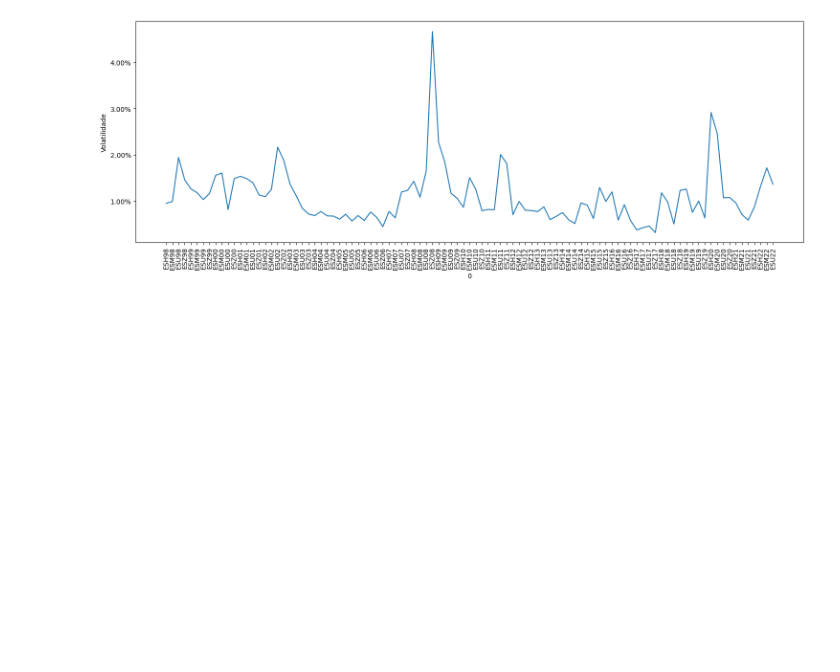
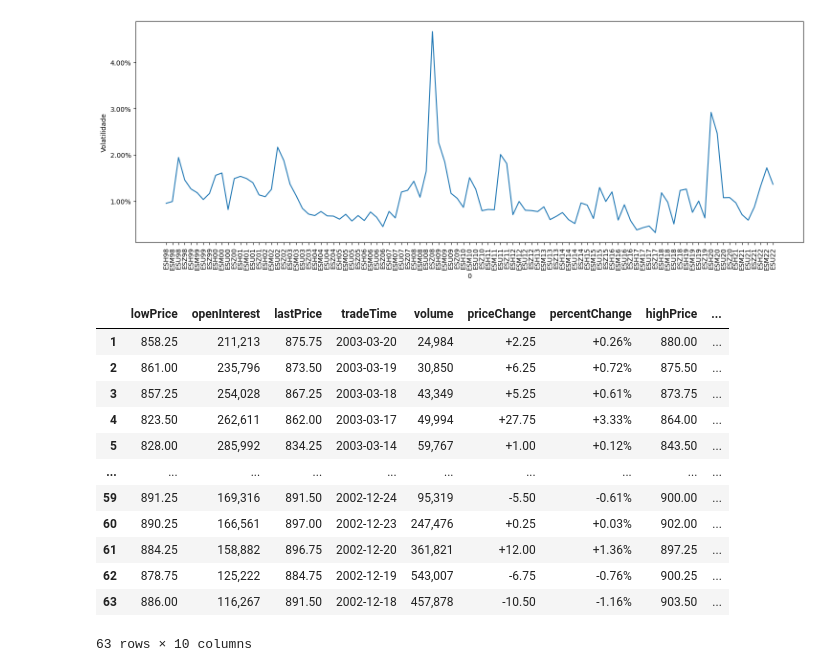
Before and after one commit to fgDotTex/EO_Black76_AssumptionTesting, a Jupyter notebook: BlackModel_AssumptionTesting.ipynb, the cells around one changed output. Cells and saved outputs as stored; diff of their text form; code cells hidden in the pictures; blank space fills up the shorter version.

```diff
--- a/BlackModel_AssumptionTesting.ipynb
+++ b/BlackModel_AssumptionTesting.ipynb
@@ -268,3 +268,20 @@ seaborn.lineplot(x=0, y=1, data=pd.DataFrame(
 fig.savefig("../volatility.eps")
 # %% [output]
 [figure]
+# %%
+dfT = getReturnsDF(fileList[3])
+dfT
+# %% [output]
+|  | lowPrice | openInterest | lastPrice | tradeTime | volume | priceChange | percentChange | highPrice | ... |
+| 1 | 858.25 | 211,213 | 875.75 | 2003-03-20 | 24,984 | +2.25 | +0.26% | 880.00 | ... |
+| 2 | 861.00 | 235,796 | 873.50 | 2003-03-19 | 30,850 | +6.25 | +0.72% | 875.50 | ... |
+| 3 | 857.25 | 254,028 | 867.25 | 2003-03-18 | 43,349 | +5.25 | +0.61% | 873.75 | ... |
+| 4 | 823.50 | 262,611 | 862.00 | 2003-03-17 | 49,994 | +27.75 | +3.33% | 864.00 | ... |
+| 5 | 828.00 | 285,992 | 834.25 | 2003-03-14 | 59,767 | +1.00 | +0.12% | 843.50 | ... |
+| ... | ... | ... | ... | ... | ... | ... | ... | ... | ... |
+| 59 | 891.25 | 169,316 | 891.50 | 2002-12-24 | 95,319 | -5.50 | -0.61% | 900.00 | ... |
+| 60 | 890.25 | 166,561 | 897.00 | 2002-12-23 | 247,476 | +0.25 | +0.03% | 902.00 | ... |
+| 61 | 884.25 | 158,882 | 896.75 | 2002-12-20 | 361,821 | +12.00 | +1.36% | 897.25 | ... |
+| 62 | 878.75 | 125,222 | 884.75 | 2002-12-19 | 543,007 | -6.75 | -0.76% | 900.25 | ... |
+| 63 | 886.00 | 116,267 | 891.50 | 2002-12-18 | 457,878 | -10.50 | -1.16% | 903.50 | ... |
+63 rows × 10 columns
```
Also changed, not shown: parts of 1 cell of this notebook.
